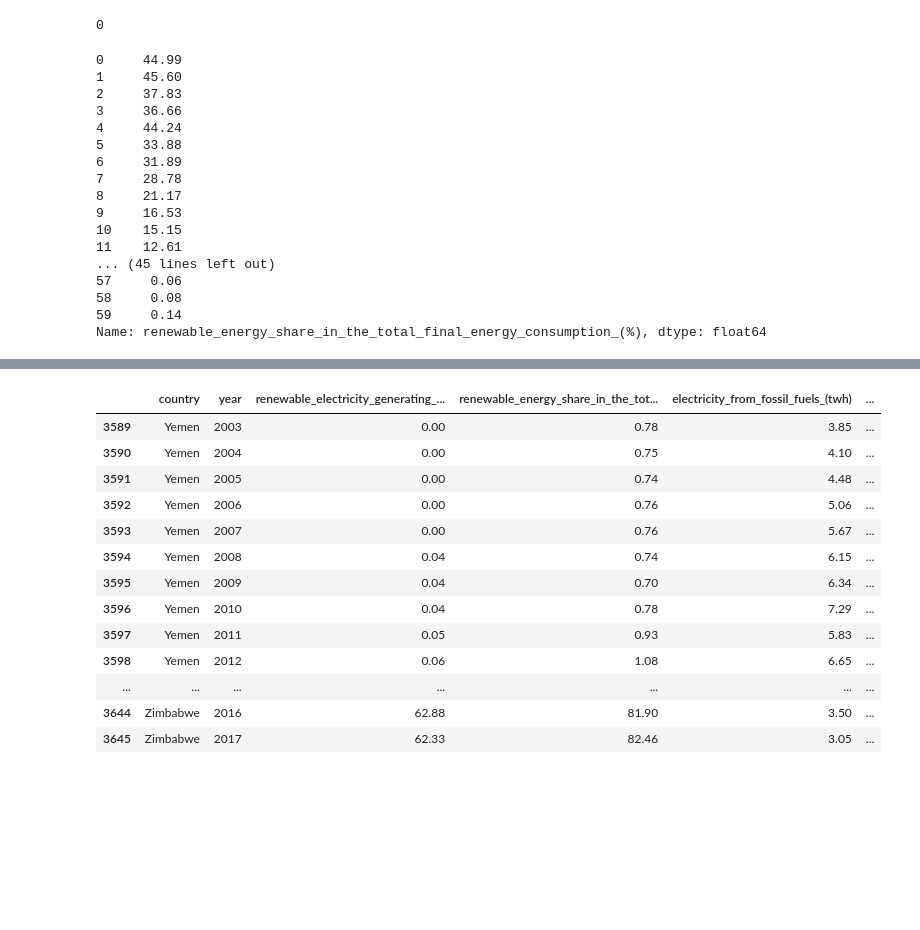
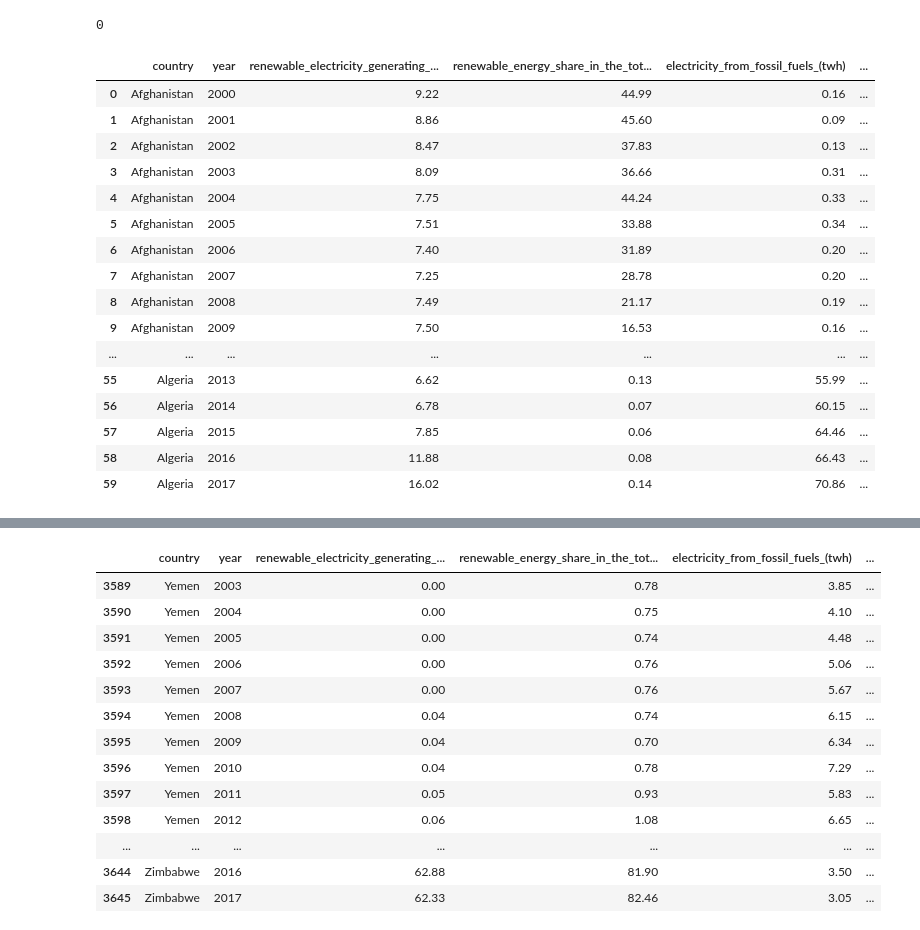
Before and after one commit to Gbau11/Proyecto, a Jupyter notebook: Quitar NaN.ipynb, the cells around one changed output, grey strips where cells are left out. Drawn from its saved outputs; the diff is of its cells as text; code cells hidden in the pictures; blank space fills up the shorter version.

```diff
--- a/Quitar NaN.ipynb
+++ b/Quitar NaN.ipynb
@@ -179,22 +179,22 @@ df['renewable_energy_share_in_the_total_final_energy_consumption_(%)'].isna().su
 # %% [output]
 0
 # %%
-prueba.head(60)
+df.head(60)
 # %% [output]
-0     44.99
-1     45.60
-2     37.83
-3     36.66
-4     44.24
-5     33.88
-6     31.89
-7     28.78
-8     21.17
-9     16.53
-10    15.15
-11    12.61
-... (45 lines left out)
-57     0.06
-58     0.08
-59     0.14
-Name: renewable_energy_share_in_the_total_final_energy_consumption_(%), dtype: float64
+|  | country | year | renewable_electricity_generating_... | renewable_energy_share_in_the_tot... | electricity_from_fossil_fuels_(twh) | ... |
+| 0 | Afghanistan | 2000 | 9.22 | 44.99 | 0.16 | ... |
+| 1 | Afghanistan | 2001 | 8.86 | 45.60 | 0.09 | ... |
+| 2 | Afghanistan | 2002 | 8.47 | 37.83 | 0.13 | ... |
+| 3 | Afghanistan | 2003 | 8.09 | 36.66 | 0.31 | ... |
+| 4 | Afghanistan | 2004 | 7.75 | 44.24 | 0.33 | ... |
+| 5 | Afghanistan | 2005 | 7.51 | 33.88 | 0.34 | ... |
+| 6 | Afghanistan | 2006 | 7.40 | 31.89 | 0.20 | ... |
+| 7 | Afghanistan | 2007 | 7.25 | 28.78 | 0.20 | ... |
+| 8 | Afghanistan | 2008 | 7.49 | 21.17 | 0.19 | ... |
+| 9 | Afghanistan | 2009 | 7.50 | 16.53 | 0.16 | ... |
+| ... | ... | ... | ... | ... | ... | ... |
+| 55 | Algeria | 2013 | 6.62 | 0.13 | 55.99 | ... |
+| 56 | Algeria | 2014 | 6.78 | 0.07 | 60.15 | ... |
+| 57 | Algeria | 2015 | 7.85 | 0.06 | 64.46 | ... |
+| 58 | Algeria | 2016 | 11.88 | 0.08 | 66.43 | ... |
+| 59 | Algeria | 2017 | 16.02 | 0.14 | 70.86 | ... |
```
Also changed, not shown: parts of 12 cells of this notebook.
